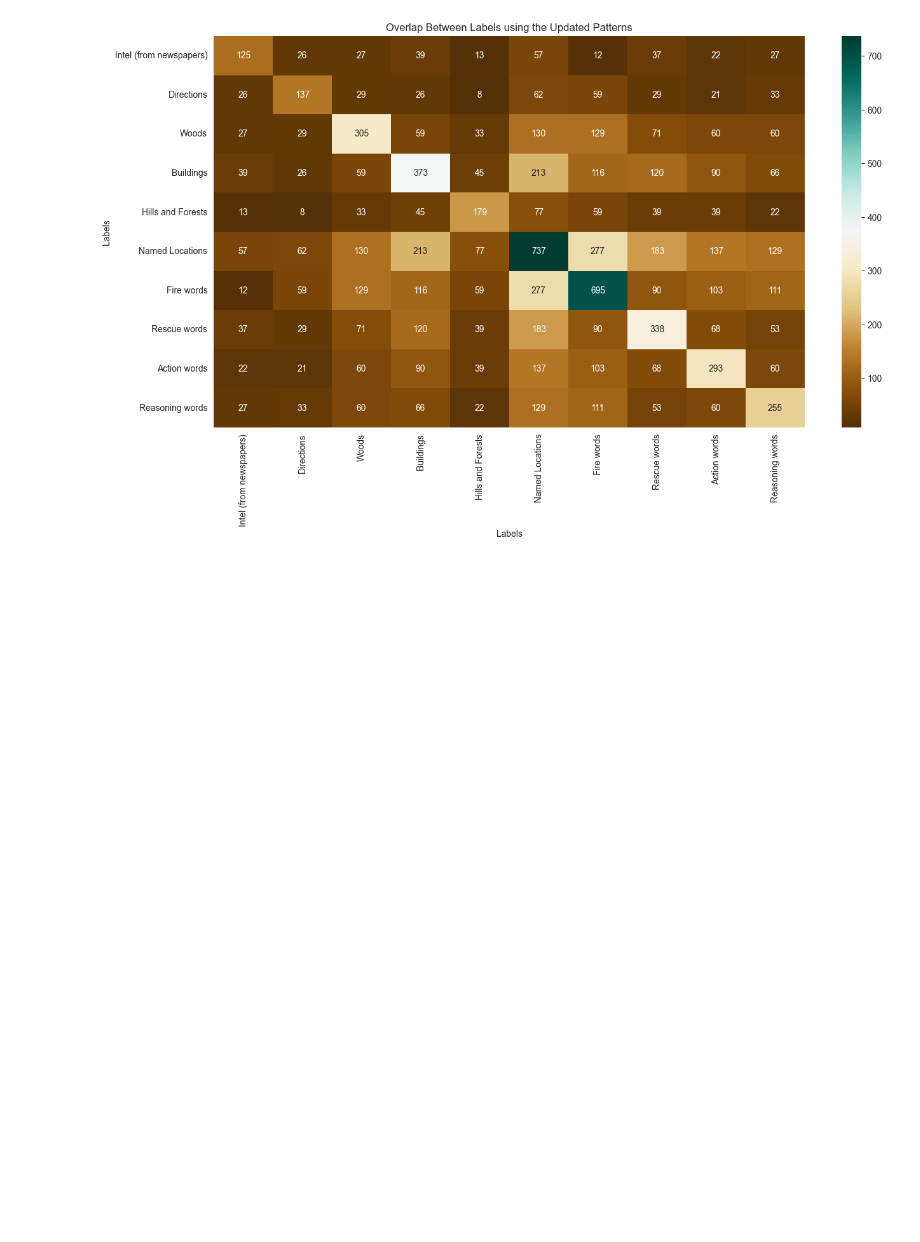
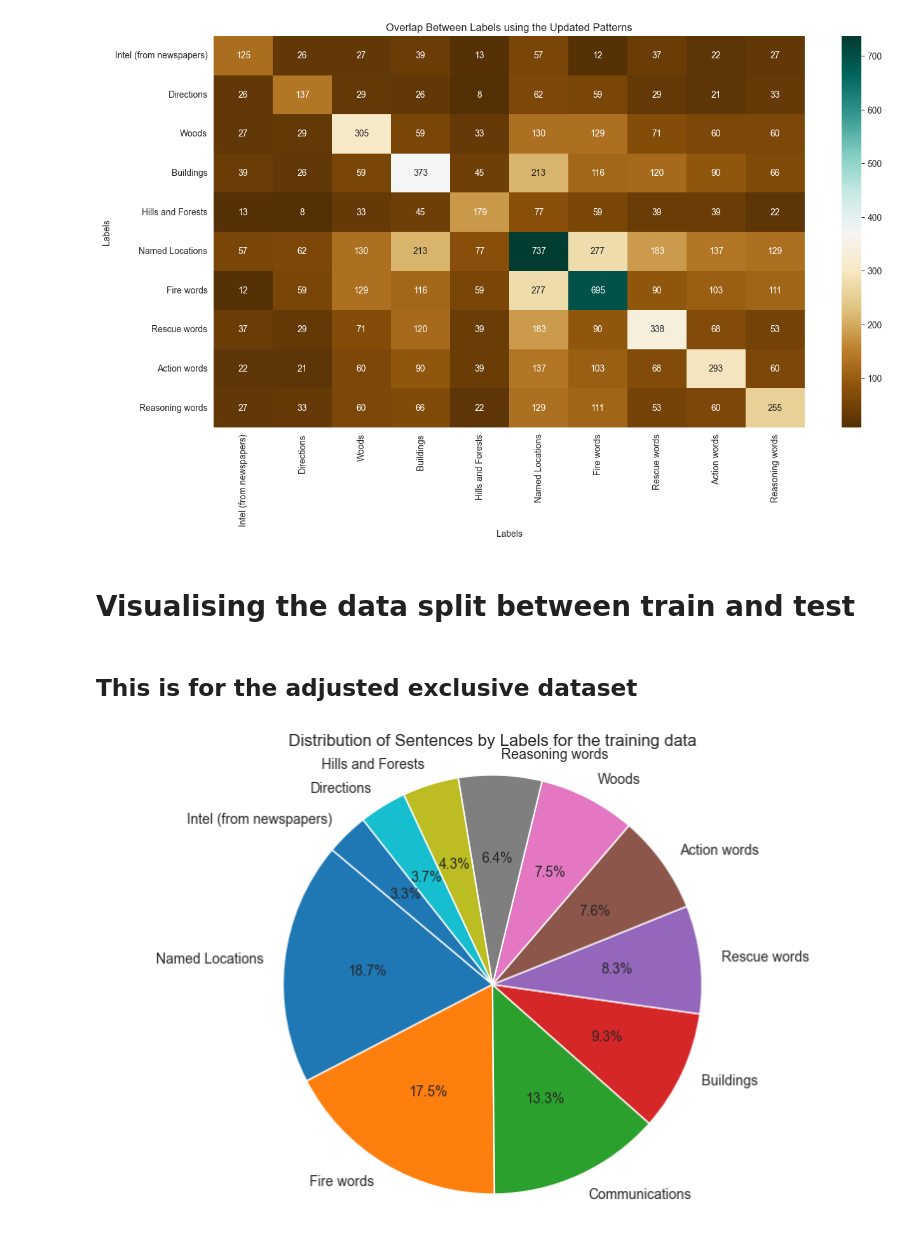
Before and after one commit to rdmoustafa/speech-act-classification, a Jupyter notebook: data-visualisation.ipynb, the cells around one changed output. Saved outputs shown, nothing was run; the diff lists cells and outputs as text; code cells hidden in the pictures; blank space fills up the shorter version.

Commit message:
Added visualising the data split between train and test data

```diff
--- a/data-visualisation.ipynb
+++ b/data-visualisation.ipynb
@@ -166,3 +166,29 @@ plt.ylabel('Labels')
 plt.show()
 # %% [output]
 [figure]
+# %% [markdown]
+# Visualising the data split between train and test
+# %% [markdown]
+## This is for the adjusted exclusive dataset
+# %%
+from sklearn.model_selection import train_test_split
+
+raw_data = pd.read_csv("data/adjusted-labels-comms-exclusive.csv")
+filtered_data = raw_data[raw_data["Label"] != "Other"]
+
+sentences = filtered_data["Sentence"]
+labels = filtered_data["Label"]
+
+X_train, X_test, y_train, y_test = train_test_split(sentences, labels, test_size=0.20, random_state=47)
+# %%
+train_label_counts = y_train.value_counts()
+test_label_counts = y_test.value_counts()
+# %%
+# Create a pie chart
+plt.figure(figsize=(10, 6))
+plt.pie(train_label_counts, labels=train_label_counts.index, autopct='%1.1f%%', startangle=140)
+plt.title('Distribution of Sentences by Labels for the training data')
+plt.axis('equal')
+plt.show()
+# %% [output]
+[figure, added]
```
Also changed, not shown: parts of 2 cells of this notebook.
